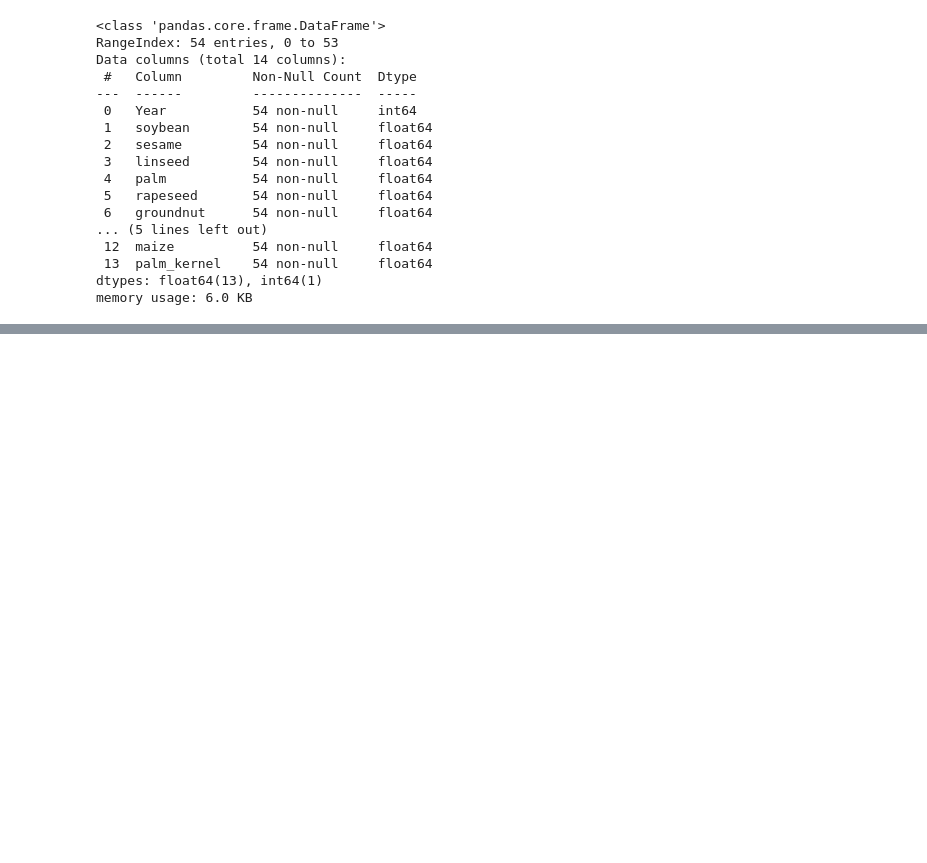
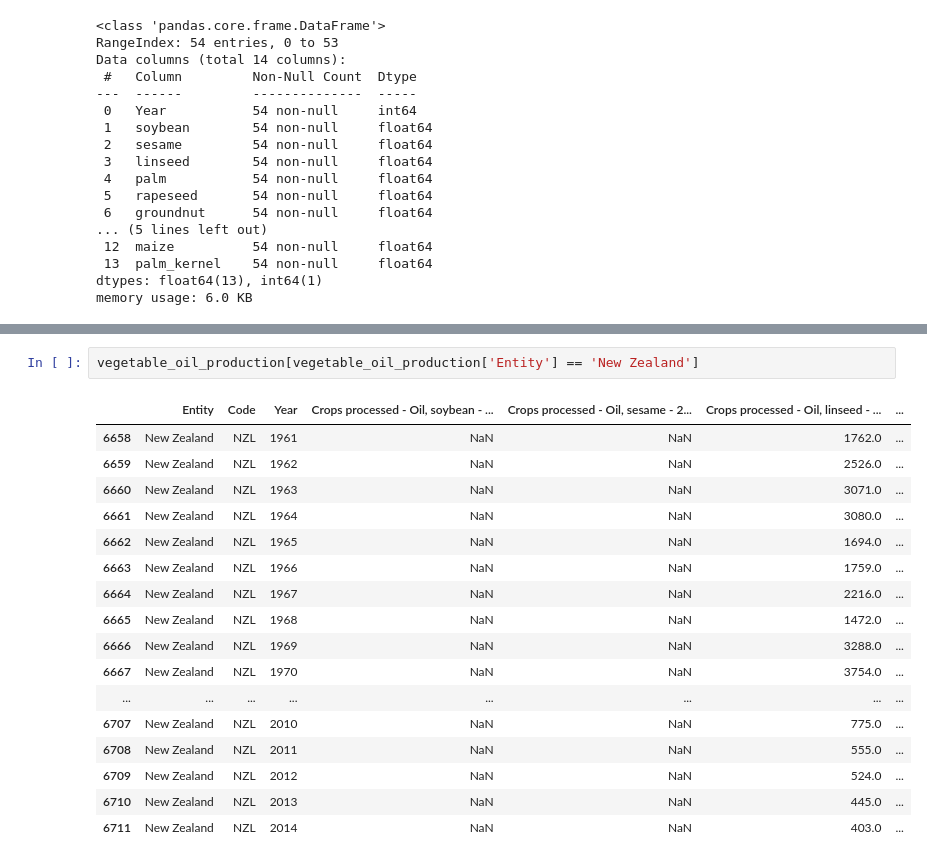
Before and after one commit to mkingopng/palm_olein, a Jupyter notebook: wk-palm_oil_eda.ipynb, the cells around one changed output, grey strips where cells are left out. Drawn from its saved outputs; the diff is of its cells as text; blank space fills up the shorter version.

```diff
--- a/wk-palm_oil_eda.ipynb
+++ b/wk-palm_oil_eda.ipynb
@@ -233,0 +344,20 @@ veg_oil_yearly_production
+# %%
+vegetable_oil_production[vegetable_oil_production['Entity'] == 'New Zealand']
+# %% [output]
+|  | Entity | Code | Year | Crops processed - Oil, soybean - ... | Crops processed - Oil, sesame - 2... | Crops processed - Oil, linseed - ... | ... |
+| 6658 | New Zealand | NZL | 1961 | NaN | NaN | 1762.0 | ... |
+| 6659 | New Zealand | NZL | 1962 | NaN | NaN | 2526.0 | ... |
+| 6660 | New Zealand | NZL | 1963 | NaN | NaN | 3071.0 | ... |
+| 6661 | New Zealand | NZL | 1964 | NaN | NaN | 3080.0 | ... |
+| 6662 | New Zealand | NZL | 1965 | NaN | NaN | 1694.0 | ... |
+| 6663 | New Zealand | NZL | 1966 | NaN | NaN | 1759.0 | ... |
+| 6664 | New Zealand | NZL | 1967 | NaN | NaN | 2216.0 | ... |
+| 6665 | New Zealand | NZL | 1968 | NaN | NaN | 1472.0 | ... |
+| 6666 | New Zealand | NZL | 1969 | NaN | NaN | 3288.0 | ... |
+| 6667 | New Zealand | NZL | 1970 | NaN | NaN | 3754.0 | ... |
+| ... | ... | ... | ... | ... | ... | ... | ... |
+| 6707 | New Zealand | NZL | 2010 | NaN | NaN | 775.0 | ... |
+| 6708 | New Zealand | NZL | 2011 | NaN | NaN | 555.0 | ... |
+| 6709 | New Zealand | NZL | 2012 | NaN | NaN | 524.0 | ... |
+| 6710 | New Zealand | NZL | 2013 | NaN | NaN | 445.0 | ... |
+| 6711 | New Zealand | NZL | 2014 | NaN | NaN | 403.0 | ... |
```
Also changed, not shown: parts of 17 cells of this notebook.
